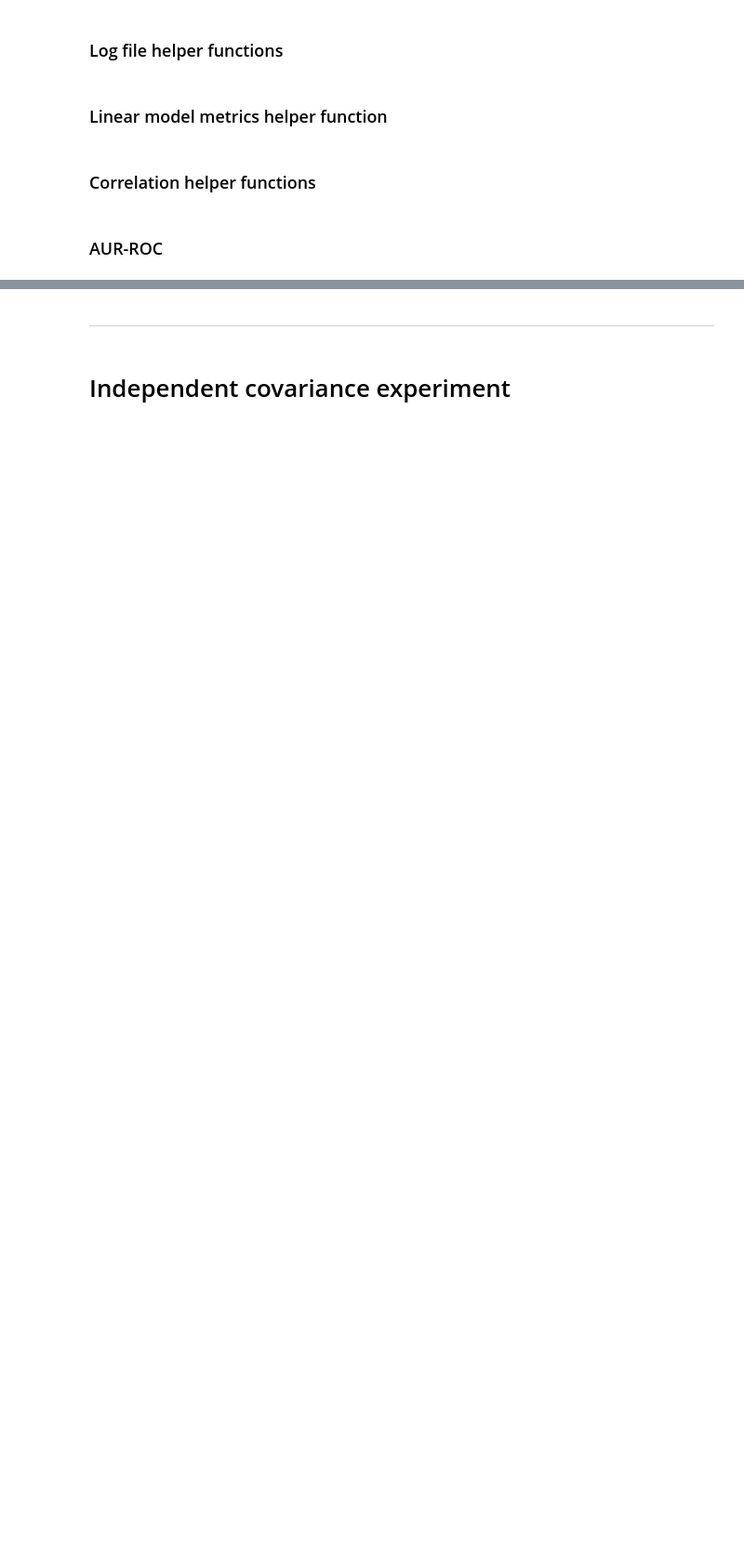
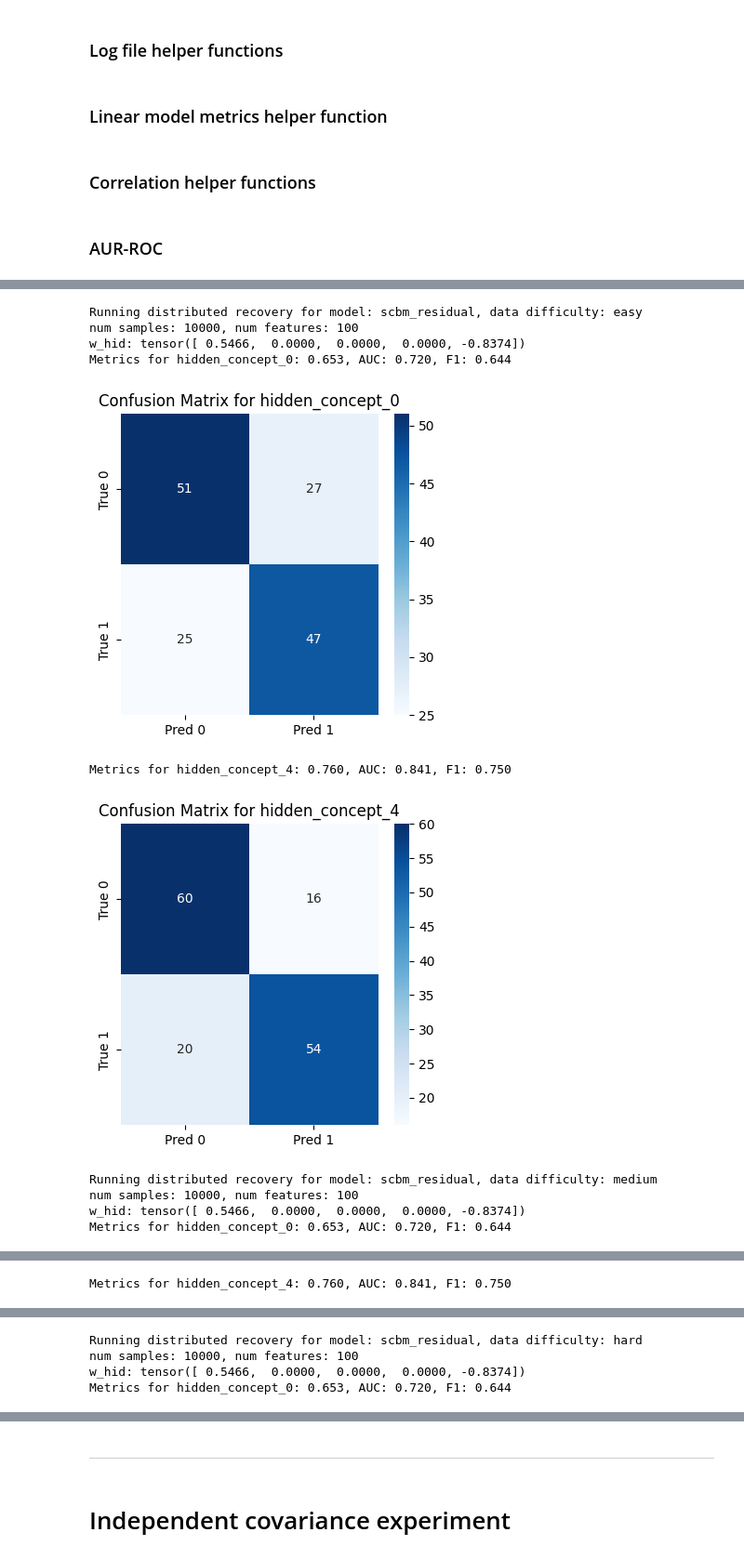
Before and after one commit to stephenmarcou/SCBM_implementation, a Jupyter notebook: residual_channel_analysis.ipynb, the cells around one changed output, grey strips where cells are left out. Shown at 93% size. Drawn from its saved outputs; the diff is of its cells as text; code cells hidden in the pictures; blank space fills up the shorter version.

```diff
--- a/residual_channel_analysis.ipynb
+++ b/residual_channel_analysis.ipynb
@@ -254,10 +535,23 @@ for model, model_path, data_difficulty in models:
 # %%
 for model, model_path, data_difficulty in models:
+    if model == "scbm":
+        continue
+    print(f"Analyzing model: {model}, data difficulty: {data_difficulty}\n")
+
+    # Test metrics
+    metrics = test_metrics(model, model_path, data_difficulty)
+    print(f"Test metrics: {metrics}")
+
+
+
+
     # Load data
     full_model_path = os.path.join(root_scbm_residual_dir, data_difficulty, model_path)
     data_path = get_data_dir_path_from_model_log(full_model_path)
     full_data_path = os.path.join(data_root, data_difficulty, data_path)
     w_hid = torch.load(os.path.join(full_data_path, "test", "w_hid.pt"))
+    x = torch.load(os.path.join(full_data_path, "test", "x.pt"))
+    print(f"num samples: {x.shape[0]}, num features: {x.shape[1]}")
     print(f"w_hid: {w_hid}")
 
 
@@ -273,6 +567,5 @@ for model, model_path, data_difficulty in models:
     print(f"Model: {model}, Data difficulty: {data_difficulty}")
     print("Best axis-aligned recovery:")
     print(best_axis_aligned[["hidden_concept", "residual", "best_auc", "direction"]])
-
-    print(df.head())
+    print("-" * 50)
 # %% [output]
@@ -295,0 +589,36 @@ Best axis-aligned recovery:
+# %%
+for model, model_path, data_difficulty in models:
+    if model == "scbm":
+        continue
+    print(f"Running distributed recovery for model: {model}, data difficulty: {data_difficulty}")
+    # Load data
+    full_model_path = os.path.join(root_scbm_residual_dir, data_difficulty, model_path)
+    data_path = get_data_dir_path_from_model_log(full_model_path)
+    full_data_path = os.path.join(data_root, data_difficulty, data_path)
+    w_hid = torch.load(os.path.join(full_data_path, "test", "w_hid.pt"))
+    x = torch.load(os.path.join(full_data_path, "test", "x.pt"))
+    print(f"num samples: {x.shape[0]}, num features: {x.shape[1]}")
+    print(f"w_hid: {w_hid}")
+
+
+    # Load csv with model predictions and true hidden concepts
+    save_dir = os.path.join("experiments", "scbm_residual", "synthetic_res_scbm", data_difficulty, "analysis_csv", model_path)
+    save_file = os.path.join(save_dir, "preds_sample_true_residuals.csv")
+    df = pd.read_csv(save_file)
+    residual_cols = [c for c in df.columns if "residual" in c and "mean" in c]
+    hidden_cols = [c for c in df.columns if "hidden_concept" in c]
+
+    df = pd.read_csv("experiments/scbm_residual/synthetic_res_scbm/easy/analysis_csv/alpha_1.0_beta_1.0_rho_cr0_rho_cc0.0_rho_rr0.0_200_epochs_2026-06-04_17-42-45_ac44c/preds_sample_true_residuals.csv")
+    distributed_recovery(df)
+# %% [output]
+Running distributed recovery for model: scbm_residual, data difficulty: easy
+num samples: 10000, num features: 100
+w_hid: tensor([ 0.5466,  0.0000,  0.0000,  0.0000, -0.8374])
+Metrics for hidden_concept_0: 0.653, AUC: 0.720, F1: 0.644
+[figure, added]
+Metrics for hidden_concept_4: 0.760, AUC: 0.841, F1: 0.750
+[figure, added]
+Running distributed recovery for model: scbm_residual, data difficulty: medium
+num samples: 10000, num features: 100
+w_hid: tensor([ 0.5466,  0.0000,  0.0000,  0.0000, -0.8374])
+Metrics for hidden_concept_0: 0.653, AUC: 0.720, F1: 0.644
@@ -295,0 +626 @@ Best axis-aligned recovery:
+Metrics for hidden_concept_4: 0.760, AUC: 0.841, F1: 0.750
@@ -295,0 +628,4 @@ Best axis-aligned recovery:
+Running distributed recovery for model: scbm_residual, data difficulty: hard
+num samples: 10000, num features: 100
+w_hid: tensor([ 0.5466,  0.0000,  0.0000,  0.0000, -0.8374])
+Metrics for hidden_concept_0: 0.653, AUC: 0.720, F1: 0.644
```
Also changed, not shown: parts of 12 cells of this notebook, 8 other files.
